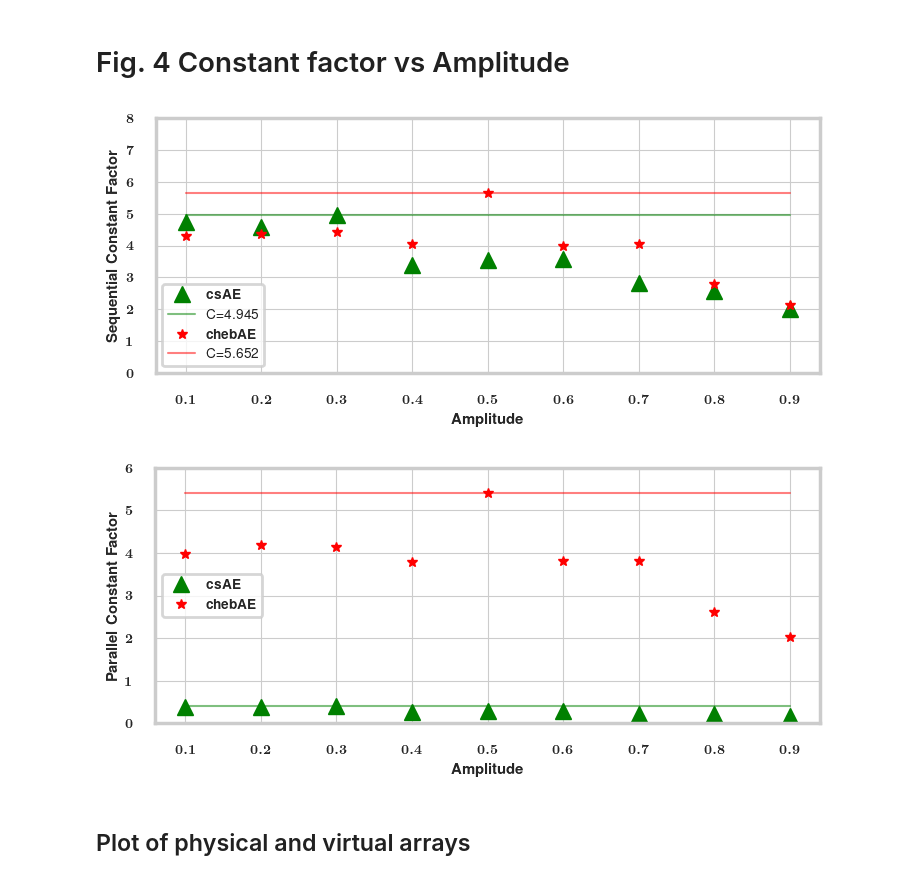
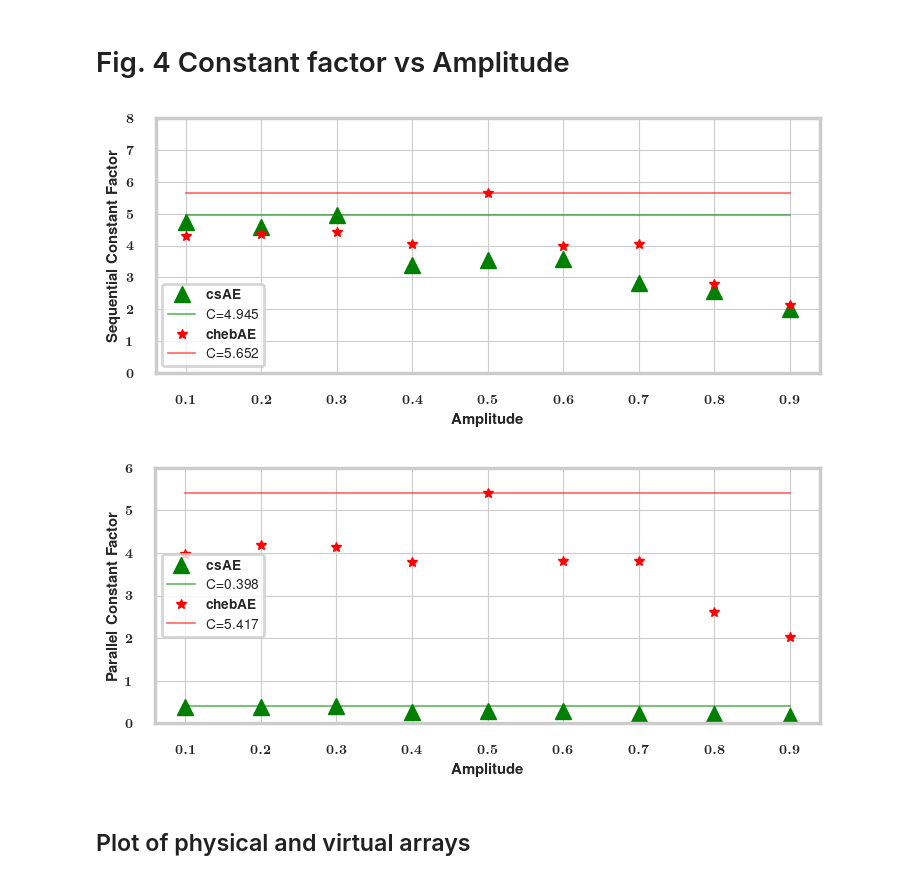
Before and after one commit to unitaryfund/csAE, a Jupyter notebook: plots.ipynb, the cells around one changed output. Saved outputs shown, nothing was run; the diff lists cells and outputs as text; code cells hidden in the pictures.

```diff
--- a/plots.ipynb
+++ b/plots.ipynb
@@ -791,36 +791,36 @@ plt.plot(amplitudes, [C_csae_ave95]*len(amplitudes), 'g', linewidth=lw, alpha=0.
 plt.plot(amplitudes, cheb_C, '*r', label=r'\textbf{chebAE}', ms=ms, linewidth=lw)
 plt.plot(amplitudes, [C_cheb_ave_max95]*len(amplitudes), 'r', linewidth=lw, alpha=0.5, label=rf'C={C_cheb_ave_max95:0.3f}')
 
 plt.xlabel(r'\textbf{Amplitude}')
 plt.ylabel(r'\textbf{Sequential Constant Factor}')
 plt.ylim([0,8])
 plt.legend()
 plt.tight_layout()
 plt.savefig('figs/fixed_error_query.pdf')
 
 # TIME COMPLEXITY
 plt.figure()
 
 plt.rcParams["figure.figsize"] = [7.50, 3.50]
 plt.rcParams["font.size"] = 12
 
 cs_C = [c[0] for c in C_csae_time95.values()]
 cheb_C = [c[0] for c in C_cheb_time_max95.values()]
 
 plt.plot(amplitudes, cs_C,  '^g', label=r'\textbf{csAE}', linewidth=lw)
-plt.plot(amplitudes, [C_csae_ave_time95]*len(amplitudes), 'g', linewidth=lw, alpha=0.5)
+plt.plot(amplitudes, [C_csae_ave_time95]*len(amplitudes), 'g', linewidth=lw, alpha=0.5, label=rf'C={C_csae_ave_time95:0.3f}')
 plt.plot(amplitudes, cheb_C, '*r', label=r'\textbf{chebAE}', ms=ms, linewidth=lw)
-plt.plot(amplitudes, [C_cheb_ave_time_max95]*len(amplitudes), 'r', linewidth=lw, alpha=0.5)
+plt.plot(amplitudes, [C_cheb_ave_time_max95]*len(amplitudes), 'r', linewidth=lw, alpha=0.5, label=rf'C={C_cheb_ave_time_max95:0.3f}')
 
 plt.xlabel(r'\textbf{Amplitude}')
 plt.ylabel(r'\textbf{Parallel Constant Factor}')
 plt.ylim([0,6])
 plt.legend()
 plt.tight_layout()
 plt.savefig('figs/fixed_error_time.pdf')
 # %% [output]
 [figure]
-[figure, old version]
+[figure, new version]
 # %% [markdown]
 ## Plot of physical and virtual arrays
 # %% [markdown]
```
Also changed, not shown: parts of 25 cells of this notebook, 12 other files.
